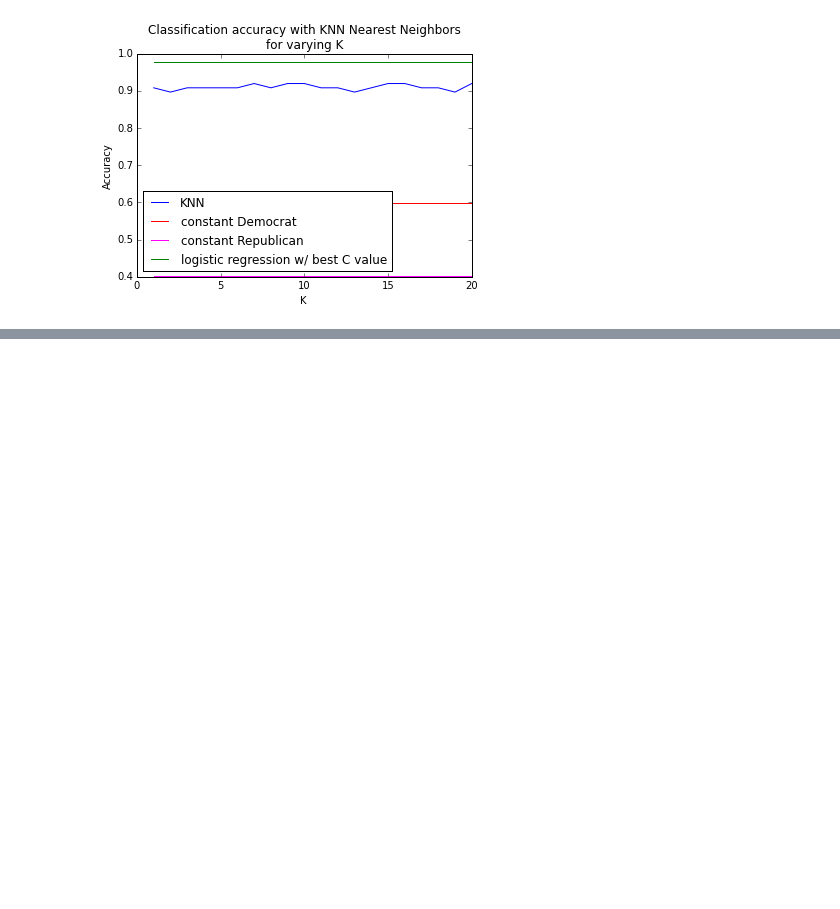
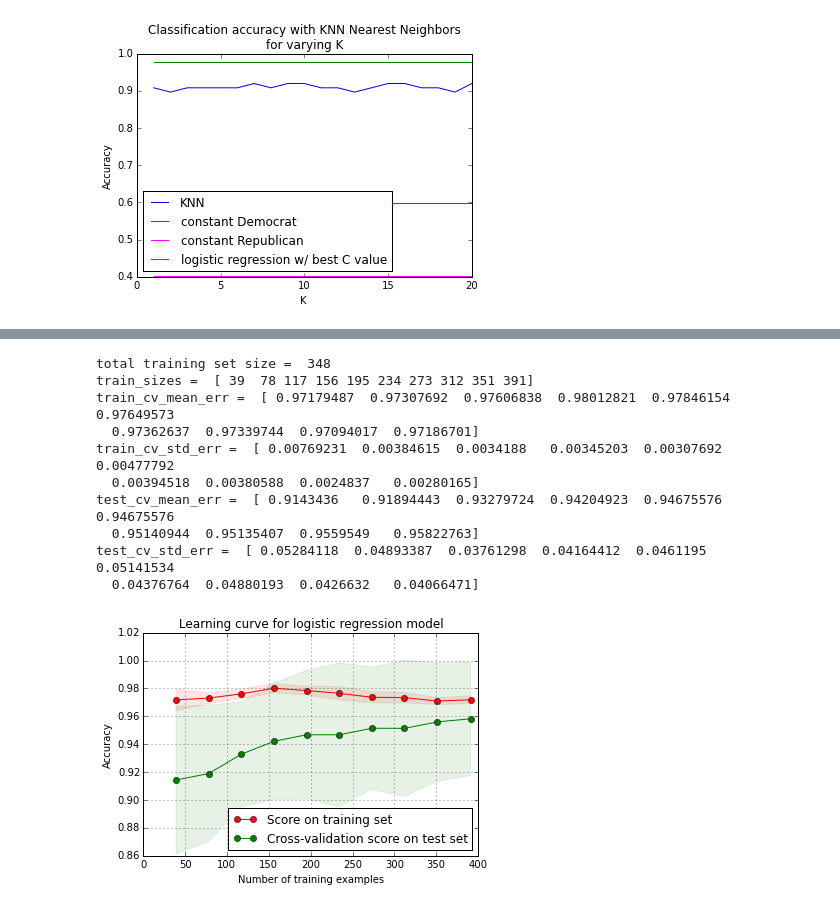
Before and after one commit to fdurant/suplearn_challenges, a Jupyter notebook: suplearn_challenges.ipynb, the cells around one changed output, grey strips where cells are left out. Drawn from its saved outputs; the diff is of its cells as text; code cells hidden in the pictures; blank space fills up the shorter version.

Commit message:
Did Supervised Learning challenge 7

```diff
--- a/suplearn_challenges.ipynb
+++ b/suplearn_challenges.ipynb
@@ -208,0 +226,67 @@ plt.show()
+# %%
+# Inspired by http://scikit-learn.org/stable/auto_examples/plot_learning_curve.html#example-plot-learning-curve-py
+from sklearn.learning_curve import learning_curve
+
+X_values = votesDF3[votesDF3.columns[1:17]]
+y_values = votesDF3['class-name']
+
+estimator = LogisticRegression()
+nrCrossValidationFolds = 10
+
+#http://docs.scipy.org/doc/numpy/reference/generated/numpy.linspace.html
+nrSplits = 10
+trainSplits = np.linspace(.1, 1.0, nrSplits)
+
+train_sizes, train_errors, test_errors = learning_curve(estimator, X_values, y_values, cv=nrCrossValidationFolds, n_jobs=1, train_sizes=trainSplits)
+
+# List of nrSplits *absolute* training sizes
+print "total training set size = ", len(X_train)
+print "train_sizes = ", train_sizes
+
+# 2-dimensional array (nrSplits x nrCrossValidationFolds)
+#print "train_errors = ", train_errors
+
+# 2-dimensional array (nrSplits x nrCrossValidationFolds)
+#print "test_errors = ", test_errors
+
+train_cv_mean_err = np.mean(train_errors,axis=1)
+train_cv_std_err = np.std(train_errors,axis=1)
+test_cv_mean_err = np.mean(test_errors,axis=1)
+test_cv_std_err = np.std(test_errors,axis=1)
+
+# 1-dimensional arrays (nrSplits);
+# the other dimension (nrCrossValidationFolds) has been averaged away
+print "train_cv_mean_err = ", train_cv_mean_err
+print "train_cv_std_err = ", train_cv_std_err
+print "test_cv_mean_err = ", test_cv_mean_err
+print "test_cv_std_err = ", test_cv_std_err
+
+plt.figure()
+plt.title("Learning curve for logistic regression model")
+plt.xlabel("Number of training examples")
+plt.ylabel("Accuracy")
+
+plt.grid()
+# Draw the area indication standard error around the mean
+plt.fill_between(train_sizes, train_cv_mean_err - train_cv_std_err,
+                 train_cv_mean_err + train_cv_std_err, alpha=0.1,
+                 color="r")
+plt.fill_between(train_sizes, test_cv_mean_err - test_cv_std_err,
+                 test_cv_mean_err + test_cv_std_err, alpha=0.1,
+                 color="g")
+plt.plot(train_sizes, train_cv_mean_err, 'o-', color="r", label="Score on training set")
+plt.plot(train_sizes, test_cv_mean_err, 'o-', color="g", label="Cross-validation score on test set")
+plt.legend(loc=4)
+plt.show()
+# %% [output]
+total training set size =  348
+train_sizes =  [ 39  78 117 156 195 234 273 312 351 391]
+train_cv_mean_err =  [ 0.97179487  0.97307692  0.97606838  0.98012821  0.97846154  0.97649573
+  0.97362637  0.97339744  0.97094017  0.97186701]
+train_cv_std_err =  [ 0.00769231  0.00384615  0.0034188   0.00345203  0.00307692  0.00477792
+  0.00394518  0.00380588  0.0024837   0.00280165]
+test_cv_mean_err =  [ 0.9143436   0.91894443  0.93279724  0.94204923  0.94675576  0.94675576
+  0.95140944  0.95135407  0.9559549   0.95822763]
+test_cv_std_err =  [ 0.05284118  0.04893387  0.03761298  0.04164412  0.0461195   0.05141534
+  0.04376764  0.04880193  0.0426632   0.04066471]
+[figure, added]
```
Also changed, not shown: parts of 3 cells of this notebook.
